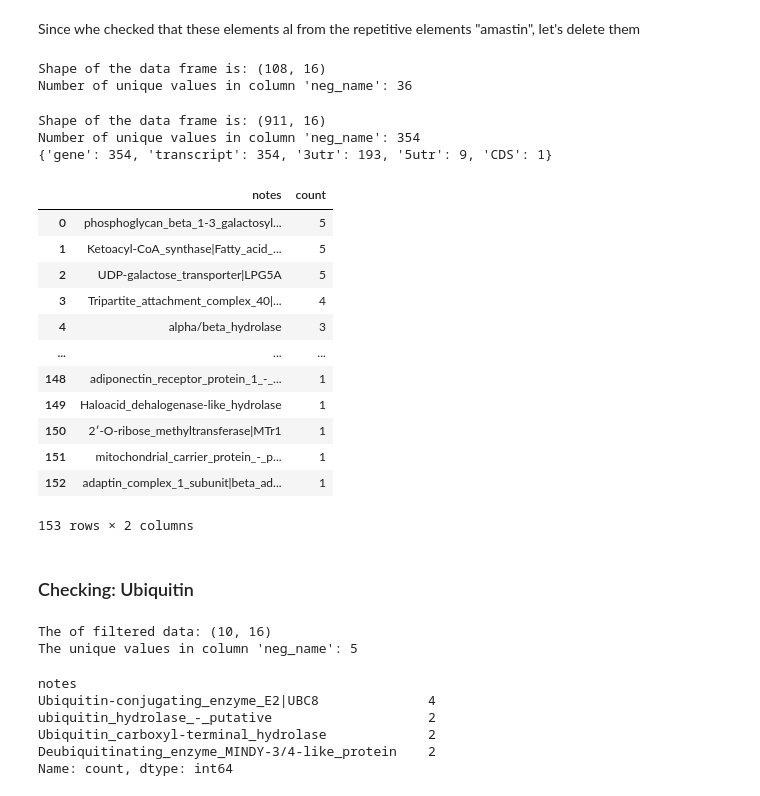
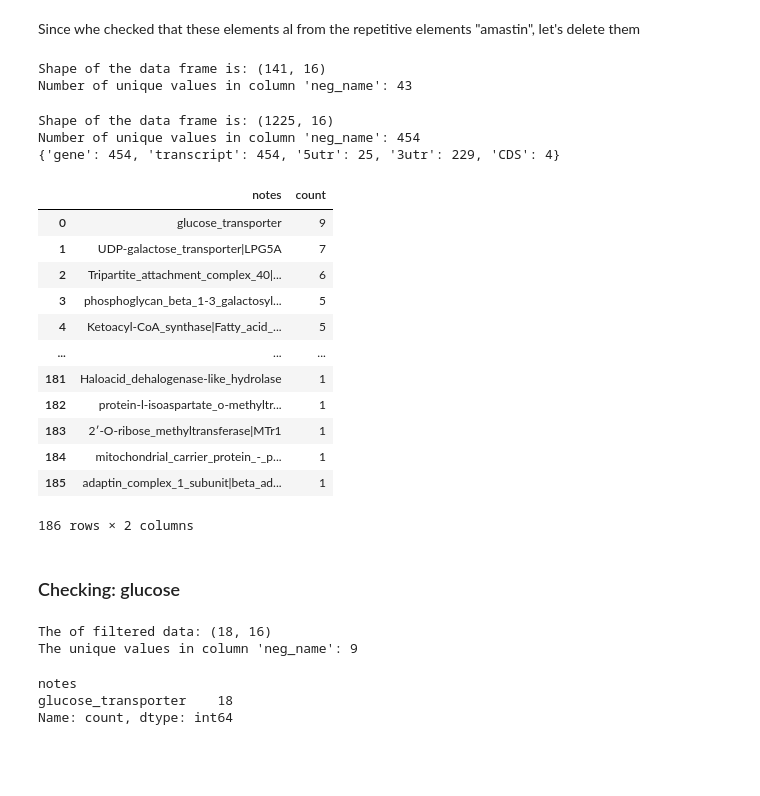
Before and after one commit to Viskuit/Test_BEDOPS, a Jupyter notebook: 25.Negative_analysis/1.NEGATIVE_location_Analysis.ipynb, the cells around one changed output. Saved outputs shown, nothing was run; the diff lists cells and outputs as text; code cells hidden in the pictures; blank space fills up the shorter version.

```diff
--- a/25.Negative_analysis/1.NEGATIVE_location_Analysis.ipynb
+++ b/25.Negative_analysis/1.NEGATIVE_location_Analysis.ipynb
@@ -1171,6 +1141,6 @@ filter_data[
 | 317 | rejected_noCDS_c16.1770Y | LinJ.16 | 377060 | 383329 | + | LINF_160015820 | None | None | True | False | ... |
 # %%
 # Now let's take the all the elements with the same "neg_name" as `filter_data`
-filter_data = case_A_filtered[case_A_filtered['neg_name'].isin(filter_data['neg_name'])]
+filter_data = neg_filtered[neg_filtered['neg_name'].isin(filter_data['neg_name'])]
 checking_data(filter_data)
 # %% [output]
@@ -1186,5 +1156,5 @@ Number of unique values in column 'neg_name': 113
 # %%
-# Now let's remove the `filter_data` data from `case_A_filtered`
-case_A_filtered = case_A_filtered[~case_A_filtered['neg_name'].isin(filter_data['neg_name'])]
-checking_data(case_A_filtered)
+# Now let's remove the `filter_data` data from `neg_filtered`
+neg_filtered = neg_filtered[~neg_filtered['neg_name'].isin(filter_data['neg_name'])]
+checking_data(neg_filtered)
 # %% [output]
@@ -1212,6 +1182,6 @@ group_and_count(case_A_filtered, "neg_name")
 ### Checking: amastin
 # %%
 # Checking contents with amastin
-filter_data = search_string(case_A_filtered, "amastin")
+filter_data = search_string(neg_filtered, "amastin")
 filter_data['notes'].value_counts()
 # %% [output]
@@ -1248,46 +1219,43 @@ filter_data[filter_data["gene"] == True]
 Since whe checked that these elements al from the repetitive elements "amastin", let's delete them
 # %%
 # Now let's take the all the elements with the same "neg_name" as `filter_data`
-filter_data = case_A_filtered[case_A_filtered['neg_name'].isin(filter_data['neg_name'])]
+filter_data = neg_filtered[neg_filtered['neg_name'].isin(filter_data['neg_name'])]
 checking_data(filter_data)
 # %% [output]
-Shape of the data frame is: (108, 16)
-Number of unique values in column 'neg_name': 36
+Shape of the data frame is: (141, 16)
+Number of unique values in column 'neg_name': 43
 # %%
-# Let's remove them from `case_A_filtered`
-case_A_filtered = case_A_filtered[~case_A_filtered['neg_name'].isin(filter_data['neg_name'])]
-checking_data(case_A_filtered)
-group_and_count(case_A_filtered, "neg_name")
+# Let's remove them from `neg_filtered`
+neg_filtered = neg_filtered[~neg_filtered['neg_name'].isin(filter_data['neg_name'])]
+checking_data(neg_filtered)
+group_and_count(neg_filtered, "neg_name")
 # %% [output]
-Shape of the data frame is: (911, 16)
-Number of unique values in column 'neg_name': 354
-{'gene': 354, 'transcript': 354, '3utr': 193, '5utr': 9, 'CDS': 1}
+Shape of the data frame is: (1225, 16)
+Number of unique values in column 'neg_name': 454
+{'gene': 454, 'transcript': 454, '5utr': 25, '3utr': 229, 'CDS': 4}
 |  | notes | count |
-| 0 | phosphoglycan_beta_1-3_galactosyl... | 5 |
-| 1 | Ketoacyl-CoA_synthase|Fatty_acid_... | 5 |
-| 2 | UDP-galactose_transporter|LPG5A | 5 |
-| 3 | Tripartite_attachment_complex_40|... | 4 |
-| 4 | alpha/beta_hydrolase | 3 |
+| 0 | glucose_transporter | 9 |
+| 1 | UDP-galactose_transporter|LPG5A | 7 |
+| 2 | Tripartite_attachment_complex_40|... | 6 |
+| 3 | phosphoglycan_beta_1-3_galactosyl... | 5 |
+| 4 | Ketoacyl-CoA_synthase|Fatty_acid_... | 5 |
 | ... | ... | ... |
-| 148 | adiponectin_receptor_protein_1_-_... | 1 |
-| 149 | Haloacid_dehalogenase-like_hydrolase | 1 |
-| 150 | 2′-O-ribose_methyltransferase|MTr1 | 1 |
-| 151 | mitochondrial_carrier_protein_-_p... | 1 |
-| 152 | adaptin_complex_1_subunit|beta_ad... | 1 |
+| 181 | Haloacid_dehalogenase-like_hydrolase | 1 |
+| 182 | protein-l-isoaspartate_o-methyltr... | 1 |
+| 183 | 2′-O-ribose_methyltransferase|MTr1 | 1 |
+| 184 | mitochondrial_carrier_protein_-_p... | 1 |
+| 185 | adaptin_complex_1_subunit|beta_ad... | 1 |
-153 rows × 2 columns
+186 rows × 2 columns
 # %% [markdown]
-### Checking: Ubiquitin
+### Checking: glucose
 # %%
-filter_data = search_string(case_A_filtered, "ubiquitin")
+filter_data = search_string(neg_filtered, "glucose")
 filter_data['notes'].value_counts()
 # %% [output]
-The of filtered data: (10, 16)
-The unique values in column 'neg_name': 5
+The of filtered data: (18, 16)
+The unique values in column 'neg_name': 9
 notes
-Ubiquitin-conjugating_enzyme_E2|UBC8              4
-ubiquitin_hydrolase_-_putative                    2
-Ubiquitin_carboxyl-terminal_hydrolase             2
-Deubiquitinating_enzyme_MINDY-3/4-like_protein    2
+glucose_transporter    18
 Name: count, dtype: int64
 # %%
 filter_data[filter_data["gene"] == True]
```
Also changed, not shown: parts of 31 cells of this notebook, 1 other file.
